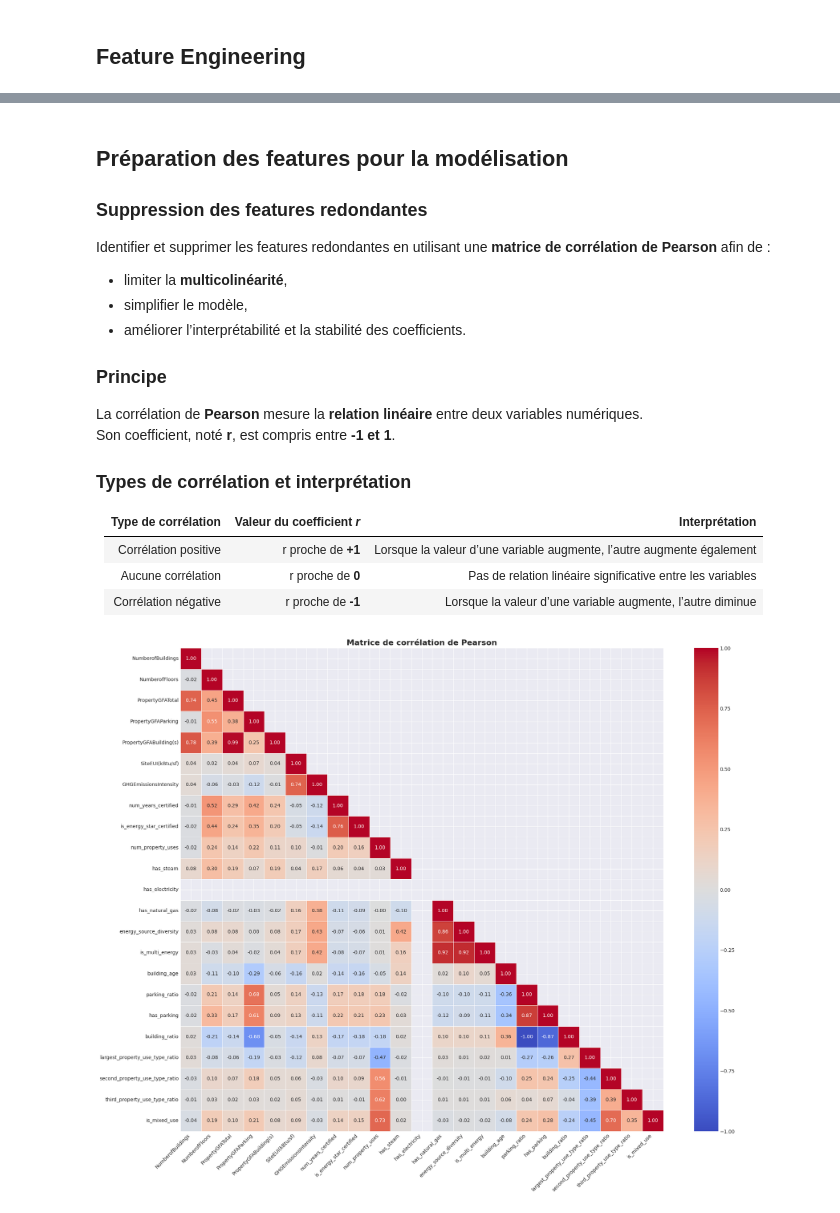
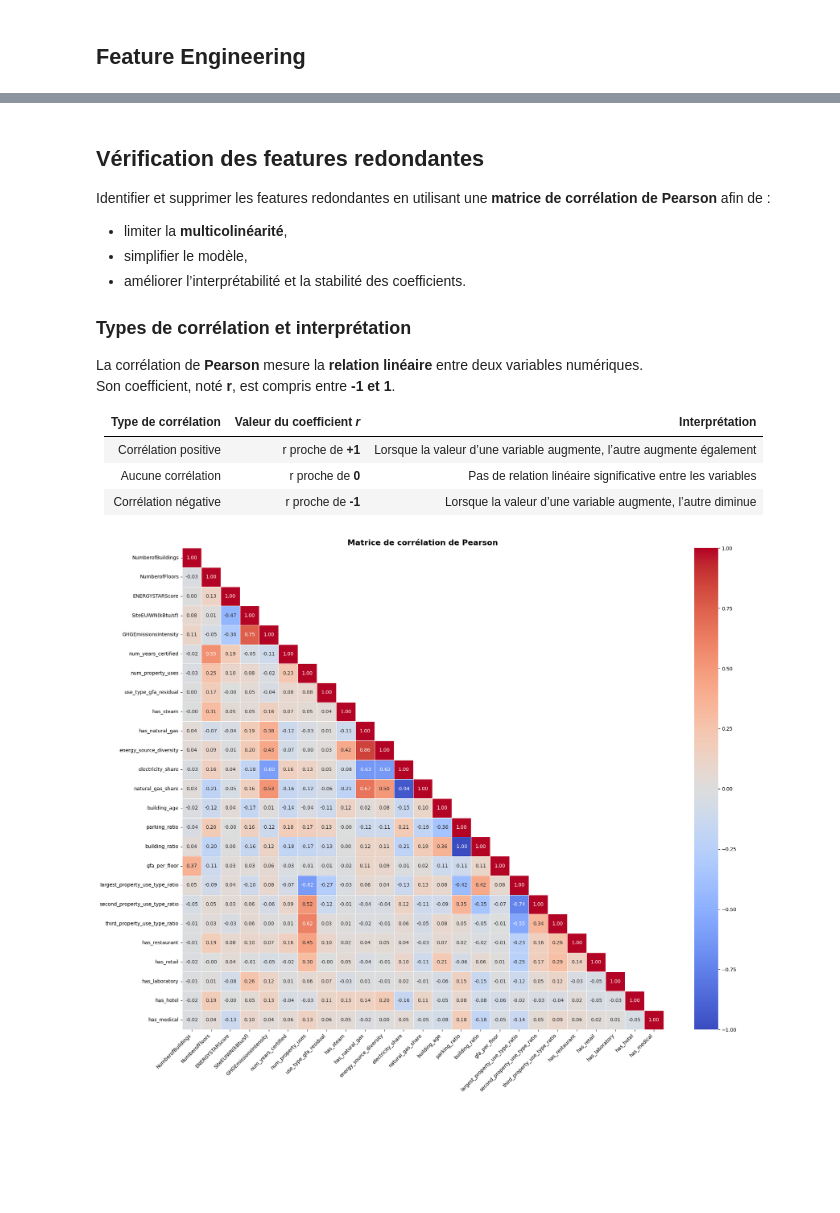
Before and after one commit to RaphaelRIVIERE/Projet-3-Anticipez-les-besoins-en-consommations-de-b-timents, a Jupyter notebook: notebook_1.ipynb, the cells around one changed output, grey strips where cells are left out. Cells and saved outputs as stored; diff of their text form; code cells hidden in the pictures; blank space fills up the shorter version.

```diff
--- a/notebook_1.ipynb
+++ b/notebook_1.ipynb
@@ -2537,10 +2551,6 @@ None
 - Matrice de corrélation (heatmap)
 # %% [markdown]
 ### Émissions GES vs Consommation d'énergie
-# %%
-plt.style.use('seaborn-v0_8-darkgrid')
-# sns.set_palette("husl")
-pd.set_option('display.max_columns', None)
 # %%
 def create_scatter(
     df: pd.DataFrame,
@@ -3124,12 +3223,12 @@ df = remove_columns(df, ['SteamUse(kBtu)', 'Electricity(kBtu)', 'NaturalGas(kBtu
 # %%
-# Année de référence : année des relevés (2016)
-REFERENCE_YEAR = 2016
+def create_temporal_features(df: pd.DataFrame) -> pd.DataFrame:
+    df_work = df.copy()
+    df_work['building_age'] = 2016 - df_work['YearBuilt']
+    # Feature: Décennie de construction
+    df_work['decade_built'] = ((df_work['YearBuilt'] // 10) * 10).astype(str)
+    return df_work
 
-# Feature: Âge du bâtiment (en années depuis 2016)
-df['building_age'] = REFERENCE_YEAR - df['YearBuilt']
-print(f"✅ building_age : min={df['building_age'].min()}, max={df['building_age'].max()}, moyenne={df['building_age'].mean():.1f} ans")
-
-# Feature: Décennie de construction
-df['decade_built'] = ((df['YearBuilt'] // 10) * 10).astype(str)
+df = create_temporal_features(df)
+data_cleaners.append(create_temporal_features)
 distribution_column(df, 'decade_built')
 # %% [output]
@@ -3155,3 +3253,7 @@ On peut maintenant supprimer la colonne `YearBuilt` qui sera forcement corélé
 # %%
-df = remove_columns(df, ['YearBuilt'])
+def drop_temporal_features(df: pd.DataFrame) -> pd.DataFrame:
+    return remove_columns(df, ['YearBuilt'])
+
+df = drop_temporal_features(df)
+data_cleaners.append(drop_temporal_features)
 # %% [output]
@@ -3210,3 +3354,17 @@ On peut supprimer LargestPropertyUseTypeGFA, SecondLargestPropertyUseTypeGFA, Th
 # %%
-df = remove_columns(df, ['LargestPropertyUseTypeGFA', 'SecondLargestPropertyUseTypeGFA', 'ThirdLargestPropertyUseTypeGFA'])
+def drop_gfa_features(df: pd.DataFrame) -> pd.DataFrame:
+    return remove_columns(
+        df,
+        [
+            'LargestPropertyUseTypeGFA',
+            'SecondLargestPropertyUseTypeGFA',
+            'ThirdLargestPropertyUseTypeGFA',
+            'PropertyGFATotal',
+            'PropertyGFABuilding(s)',
+            'PropertyGFAParking',
+            'ListOfAllPropertyUseTypes_clean'
+        ])
+
+df = drop_gfa_features(df)
+data_cleaners.append(drop_gfa_features)
 # %% [output]
@@ -3220,19 +3373,16 @@ df = remove_columns(df, ['LargestPropertyUseTypeGFA', 'SecondLargestPropertyUseT
 # %% [markdown]
-## Préparation des features pour la modélisation
-
-### Suppression des features redondantes
+## Vérification des features redondantes
 
 Identifier et supprimer les features redondantes en utilisant une **matrice de corrélation de Pearson** afin de :
 - limiter la **multicolinéarité**,
 - simplifier le modèle,
 - améliorer l’interprétabilité et la stabilité des coefficients.
 
-### Principe
+
+### Types de corrélation et interprétation
 
 La corrélation de **Pearson** mesure la **relation linéaire** entre deux variables numériques.
 Son coefficient, noté **r**, est compris entre **-1 et 1**.
-
-### Types de corrélation et interprétation
 
 | Type de corrélation | Valeur du coefficient *r* | Interprétation |
 |--------------------|---------------------------|----------------|
@@ -3267,5 +3392,5 @@ def heatmap_person(df):
 # %%
-heatmap_person(df)
+correlation_heatmap(df)
 # %% [output]
-[figure, old version]
+[figure, new version]
 # %% [markdown]
```
Also changed, not shown: parts of 226 cells of this notebook, 4 other files.
